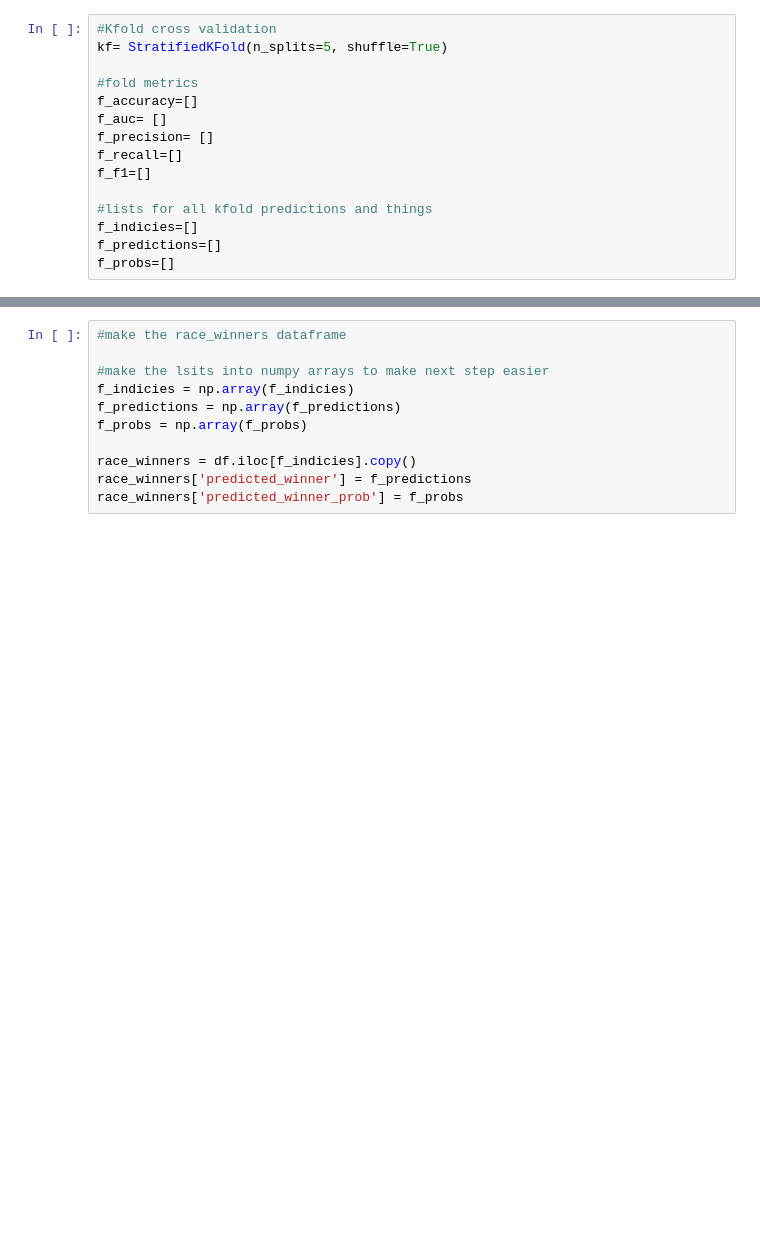
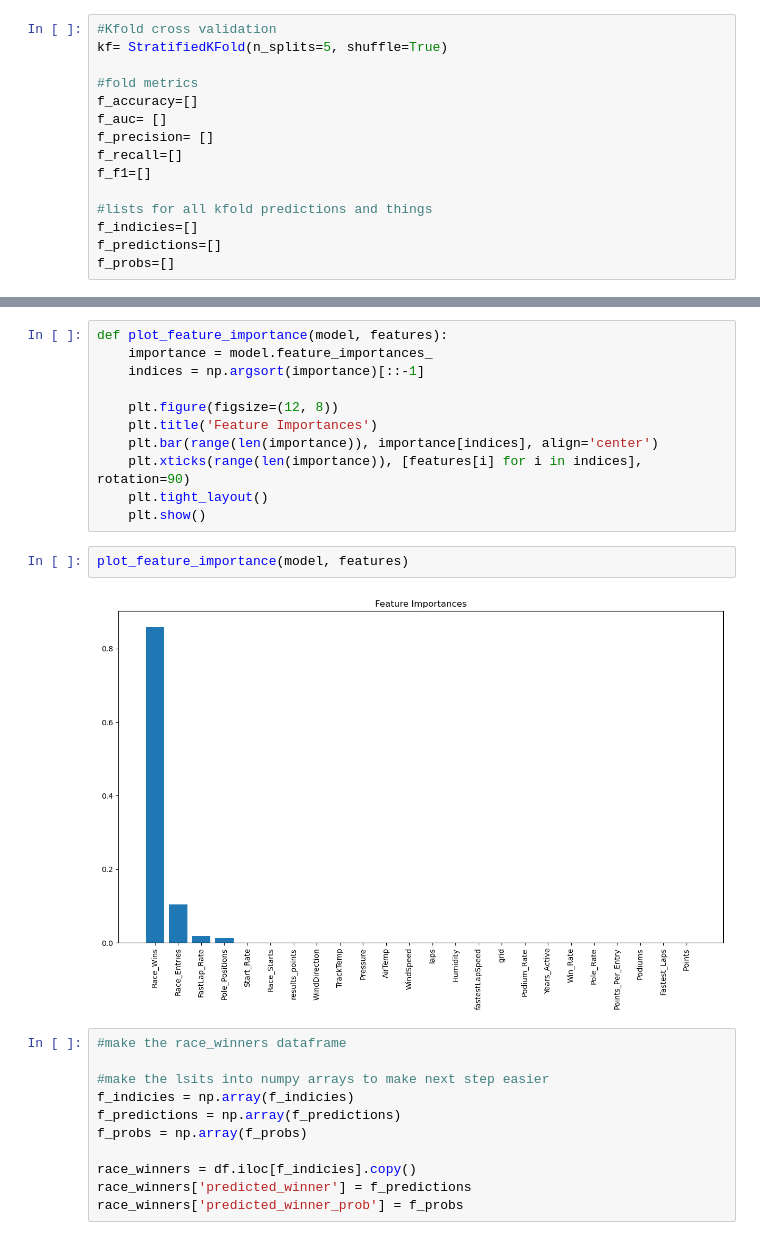
Before and after one commit to Plyrex/COMP3608-Project, a Jupyter notebook: gradient_boosting.ipynb, the cells around one changed output, grey strips where cells are left out. Saved outputs shown, nothing was run; the diff lists cells and outputs as text; blank space fills up the shorter version.

```diff
--- a/gradient_boosting.ipynb
+++ b/gradient_boosting.ipynb
@@ -152,3 +220,18 @@ Mean F1 (wins): 0.4981
+# %%
+def plot_feature_importance(model, features):
+    importance = model.feature_importances_
+    indices = np.argsort(importance)[::-1]
+
+    plt.figure(figsize=(12, 8))
+    plt.title('Feature Importances')
+    plt.bar(range(len(importance)), importance[indices], align='center')
+    plt.xticks(range(len(importance)), [features[i] for i in indices], rotation=90)
+    plt.tight_layout()
+    plt.show()
+# %%
+plot_feature_importance(model, features)
+# %% [output]
+[figure, added]
 # %%
 #make the race_winners dataframe
 
```
Also changed, not shown: parts of 7 cells of this notebook.
